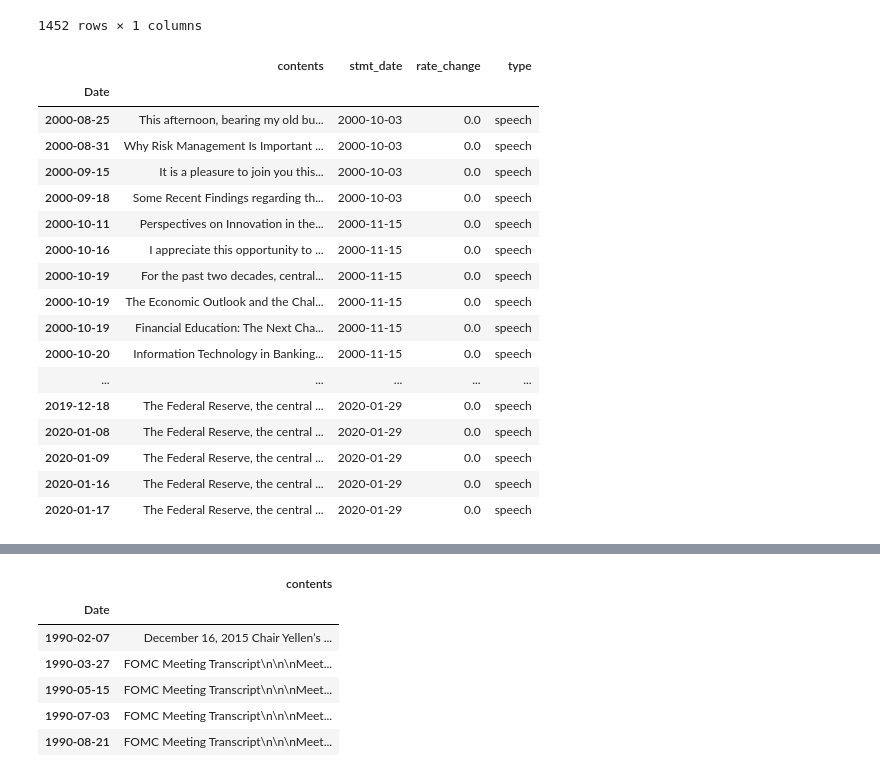
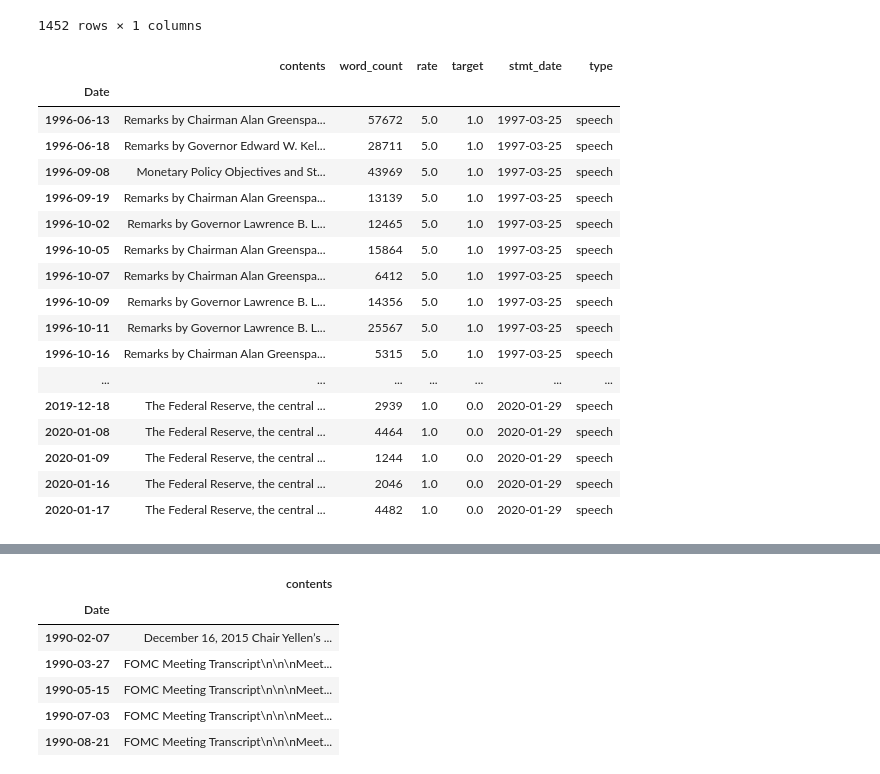
Before and after one commit to yukit-k/centralbank_analysis, a Jupyter notebook: src/FOMC_Analysis_Preprocess.ipynb, the cells around one changed output, grey strips where cells are left out. Saved outputs shown, nothing was run; the diff lists cells and outputs as text; code cells hidden in the pictures.

```diff
--- a/src/FOMC_Analysis_Preprocess.ipynb
+++ b/src/FOMC_Analysis_Preprocess.ipynb
@@ -16,0 +19,35 @@ import nltk
+# %%
+def clean_contents(df):
+    df['contents'] = df['contents'].map(lambda x: x.replace('\n','. ').replace('\r','. '))
+    df['contents'] = df['contents'].map(lambda x: re.sub('(\. )(\. )+', '. ', x))
+    df['word_count'] = None
+    for i in range(len(df)):
+        input_words = re.findall(r'\b([a-zA-Z]+n\'t|[a-zA-Z]+\'s|[a-zA-Z]+)\b', df["contents"][i].lower())
+        df['word_count'][i] = len(input_words)
+
+def get_statement_date(x):
+    if statements.index[0] > x:
+        return None
+    else:
+        for i in range(len(statements)):
+            if x <= statements.index[i]:
+                return statements.index[i]
+        return None
+
+def get_rate_change(x):
+    if statements.index[0] > x:
+        return None
+    else:
+        for i in range(len(statements)):
+            if x <= statements.index[i]:
+                return int(statements['RateChange'][i])
+        return None
+
+def get_rate(x):
+    if statements.index[0] > x:
+        return None
+    else:
+        for i in range(len(statements)):
+            if x <= statements.index[i]:
+                return int(statements['Rate'][i])
+        return None
@@ -318,29 +357,30 @@ speech_df
 | 2020-02-10 | The Federal Reserve, the central ... |
 1452 rows × 1 columns
 # %%
-speech_df['stmt_date'] = None
+clean_contents(speech_df)
+speech_df['rate'] = speech_df.index.map(get_rate)
+speech_df['target'] = speech_df.index.map(get_rate_change)
 speech_df['stmt_date'] = speech_df.index.map(get_statement_date)
-speech_df['rate_change'] = None
-speech_df['rate_change'] = speech_df.index.map(get_rate_change)
-speech_df.dropna(inplace=True, axis=0, subset=['stmt_date', 'rate_change'])
 speech_df["type"] = "speech"
+speech_df.dropna(inplace=True, axis=0, subset=['target'])
+
 speech_df
 # %% [output]
-|  | contents | stmt_date | rate_change | type |
-| Date |  |  |  |  |
-| 2000-08-25 | This afternoon, bearing my old bu... | 2000-10-03 | 0.0 | speech |
-| 2000-08-31 | Why Risk Management Is Important ... | 2000-10-03 | 0.0 | speech |
-| 2000-09-15 | It is a pleasure to join you this... | 2000-10-03 | 0.0 | speech |
-| 2000-09-18 | Some Recent Findings regarding th... | 2000-10-03 | 0.0 | speech |
-| 2000-10-11 | Perspectives on Innovation in the... | 2000-11-15 | 0.0 | speech |
-| 2000-10-16 | I appreciate this opportunity to ... | 2000-11-15 | 0.0 | speech |
-| 2000-10-19 | For the past two decades, central... | 2000-11-15 | 0.0 | speech |
-| 2000-10-19 | The Economic Outlook and the Chal... | 2000-11-15 | 0.0 | speech |
-| 2000-10-19 | Financial Education: The Next Cha... | 2000-11-15 | 0.0 | speech |
-| 2000-10-20 | Information Technology in Banking... | 2000-11-15 | 0.0 | speech |
-| ... | ... | ... | ... | ... |
-| 2019-12-18 | The Federal Reserve, the central ... | 2020-01-29 | 0.0 | speech |
-| 2020-01-08 | The Federal Reserve, the central ... | 2020-01-29 | 0.0 | speech |
-| 2020-01-09 | The Federal Reserve, the central ... | 2020-01-29 | 0.0 | speech |
-| 2020-01-16 | The Federal Reserve, the central ... | 2020-01-29 | 0.0 | speech |
-| 2020-01-17 | The Federal Reserve, the central ... | 2020-01-29 | 0.0 | speech |
+|  | contents | word_count | rate | target | stmt_date | type |
+| Date |  |  |  |  |  |  |
+| 1996-06-13 | Remarks by Chairman Alan Greenspa... | 57672 | 5.0 | 1.0 | 1997-03-25 | speech |
+| 1996-06-18 | Remarks by Governor Edward W. Kel... | 28711 | 5.0 | 1.0 | 1997-03-25 | speech |
+| 1996-09-08 | Monetary Policy Objectives and St... | 43969 | 5.0 | 1.0 | 1997-03-25 | speech |
+| 1996-09-19 | Remarks by Chairman Alan Greenspa... | 13139 | 5.0 | 1.0 | 1997-03-25 | speech |
+| 1996-10-02 | Remarks by Governor Lawrence B. L... | 12465 | 5.0 | 1.0 | 1997-03-25 | speech |
+| 1996-10-05 | Remarks by Chairman Alan Greenspa... | 15864 | 5.0 | 1.0 | 1997-03-25 | speech |
+| 1996-10-07 | Remarks by Chairman Alan Greenspa... | 6412 | 5.0 | 1.0 | 1997-03-25 | speech |
+| 1996-10-09 | Remarks by Governor Lawrence B. L... | 14356 | 5.0 | 1.0 | 1997-03-25 | speech |
+| 1996-10-11 | Remarks by Governor Lawrence B. L... | 25567 | 5.0 | 1.0 | 1997-03-25 | speech |
+| 1996-10-16 | Remarks by Chairman Alan Greenspa... | 5315 | 5.0 | 1.0 | 1997-03-25 | speech |
+| ... | ... | ... | ... | ... | ... | ... |
+| 2019-12-18 | The Federal Reserve, the central ... | 2939 | 1.0 | 0.0 | 2020-01-29 | speech |
+| 2020-01-08 | The Federal Reserve, the central ... | 4464 | 1.0 | 0.0 | 2020-01-29 | speech |
+| 2020-01-09 | The Federal Reserve, the central ... | 1244 | 1.0 | 0.0 | 2020-01-29 | speech |
+| 2020-01-16 | The Federal Reserve, the central ... | 2046 | 1.0 | 0.0 | 2020-01-29 | speech |
+| 2020-01-17 | The Federal Reserve, the central ... | 4482 | 1.0 | 0.0 | 2020-01-29 | speech |
```
Also changed, not shown: parts of 25 cells of this notebook.
